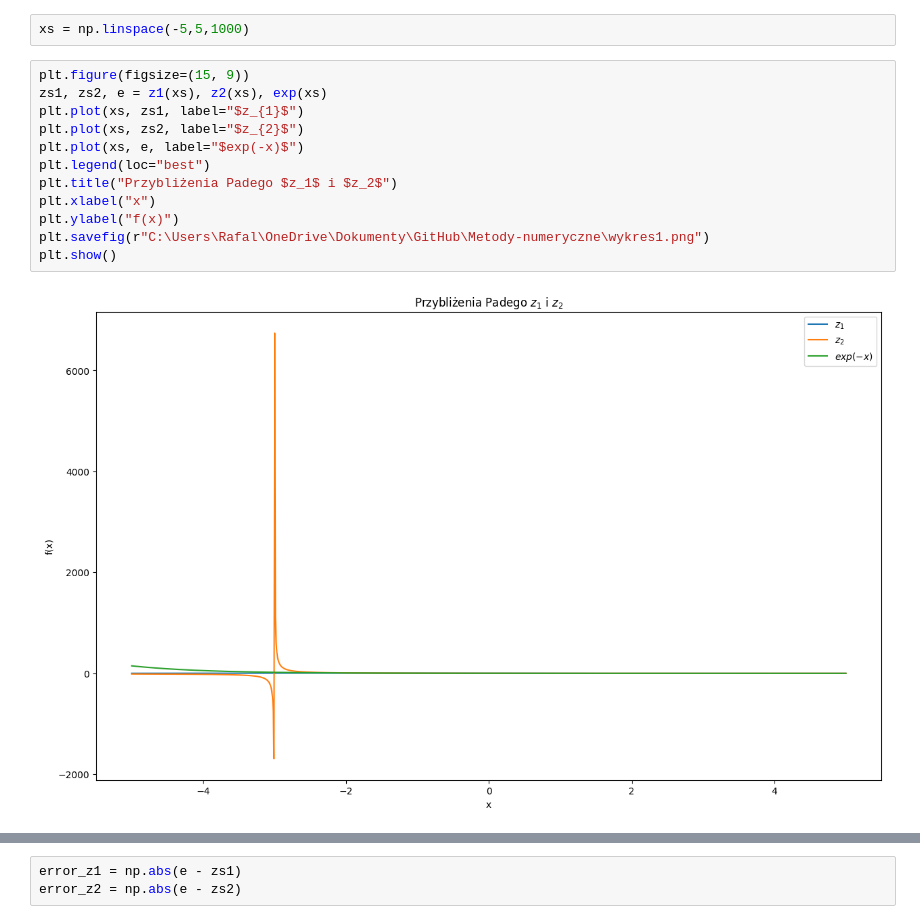
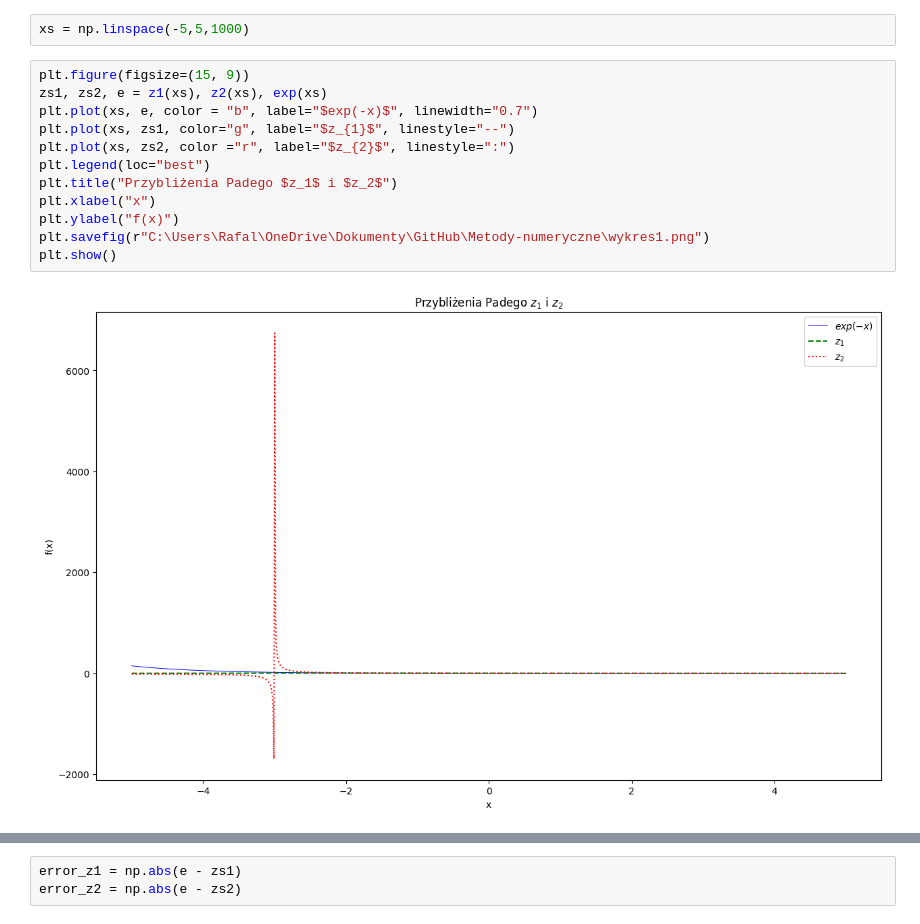
Before and after one commit to rafglo/Metody-numeryczne, a Jupyter notebook: lista1.ipynb, the cells around one changed output, grey strips where cells are left out. Saved outputs shown, nothing was run; the diff lists cells and outputs as text.

```diff
--- a/lista1.ipynb
+++ b/lista1.ipynb
@@ -18,17 +18,17 @@ xs = np.linspace(-5,5,1000)
 # %%
 plt.figure(figsize=(15, 9))
 zs1, zs2, e = z1(xs), z2(xs), exp(xs)
-plt.plot(xs, zs1, label="$z_{1}$")
-plt.plot(xs, zs2, label="$z_{2}$")
-plt.plot(xs, e, label="$exp(-x)$")
+plt.plot(xs, e, color = "b", label="$exp(-x)$", linewidth="0.7")
+plt.plot(xs, zs1, color="g", label="$z_{1}$", linestyle="--")
+plt.plot(xs, zs2, color ="r", label="$z_{2}$", linestyle=":")
 plt.legend(loc="best")
 plt.title("Przybliżenia Padego $z_1$ i $z_2$")
 plt.xlabel("x")
 plt.ylabel("f(x)")
 plt.savefig(r"C:\Users\Rafal\OneDrive\Dokumenty\GitHub\Metody-numeryczne\wykres1.png")
 plt.show()
 # %% [output]
-[figure, old version]
+[figure, new version]
 # %%
 plt.figure(figsize=(15, 9))
 plt.subplot(1,2,1)
```
Also changed, not shown: parts of 2 cells of this notebook, 3 other files.
